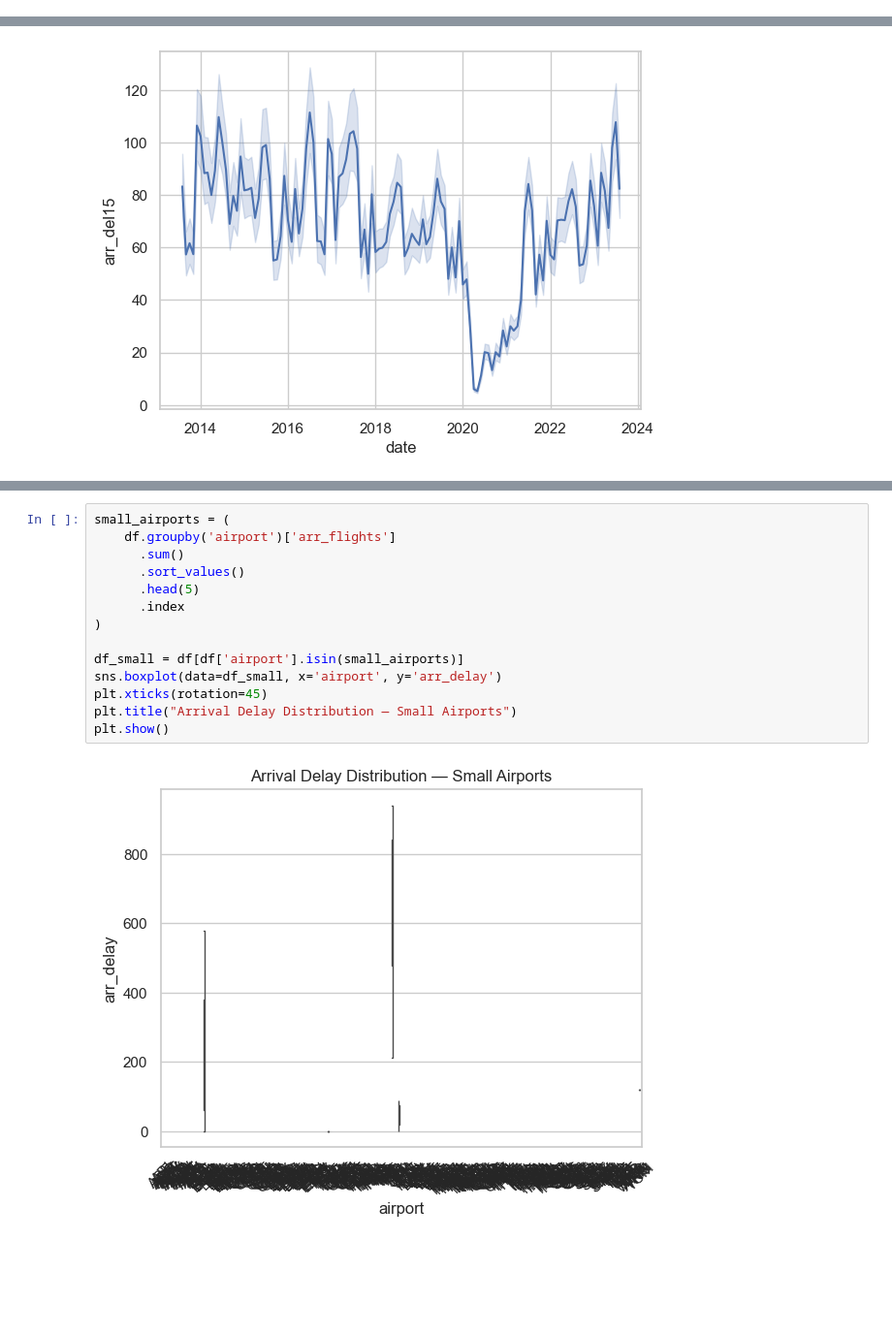
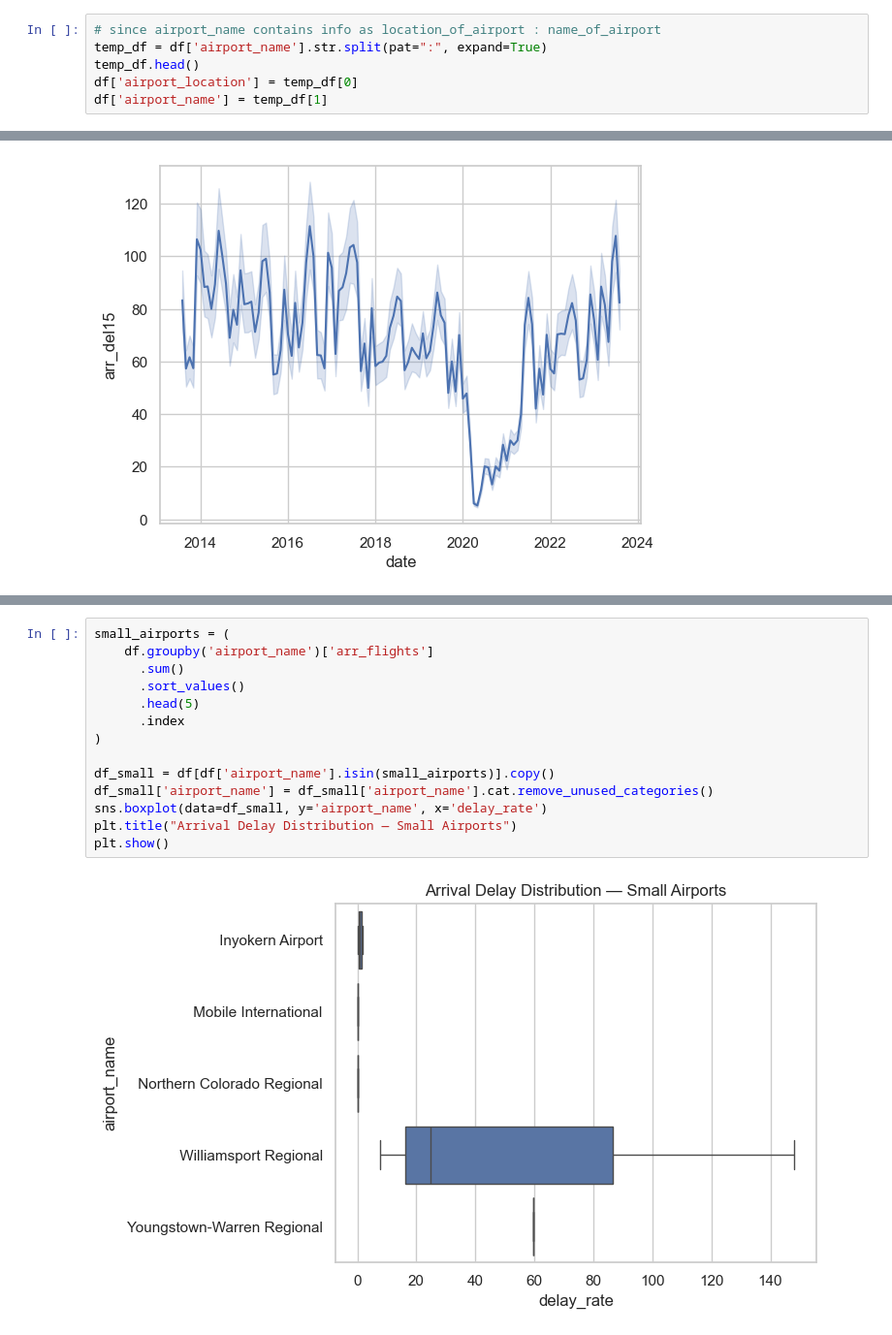
Before and after one commit to shaswat-13/flight-delay-dataset, a Jupyter notebook: notebooks/etl.ipynb, the cells around one changed output, grey strips where cells are left out. Shown at 97% size. Drawn from its saved outputs; the diff is of its cells as text; blank space fills up the shorter version.

```diff
--- a/notebooks/etl.ipynb
+++ b/notebooks/etl.ipynb
@@ -283 +261,7 @@ dtype: object
+# %%
+# since airport_name contains info as location_of_airport : name_of_airport
+temp_df = df['airport_name'].str.split(pat=":", expand=True)
+temp_df.head()
+df['airport_location'] = temp_df[0]
+df['airport_name'] = temp_df[1]
 # %%
@@ -350,16 +353,16 @@ plt.show()
 # %%
 small_airports = (
-    df.groupby('airport')['arr_flights']
+    df.groupby('airport_name')['arr_flights']
       .sum()
       .sort_values()
       .head(5)
       .index
 )
 
-df_small = df[df['airport'].isin(small_airports)]
-sns.boxplot(data=df_small, x='airport', y='arr_delay')
-plt.xticks(rotation=45)
+df_small = df[df['airport_name'].isin(small_airports)].copy()
+df_small['airport_name'] = df_small['airport_name'].cat.remove_unused_categories()
+sns.boxplot(data=df_small, y='airport_name', x='delay_rate')
 plt.title("Arrival Delay Distribution — Small Airports")
 plt.show()
 # %% [output]
-[figure, old version]
+[figure, new version]
```
Also changed, not shown: parts of 9 cells of this notebook.
